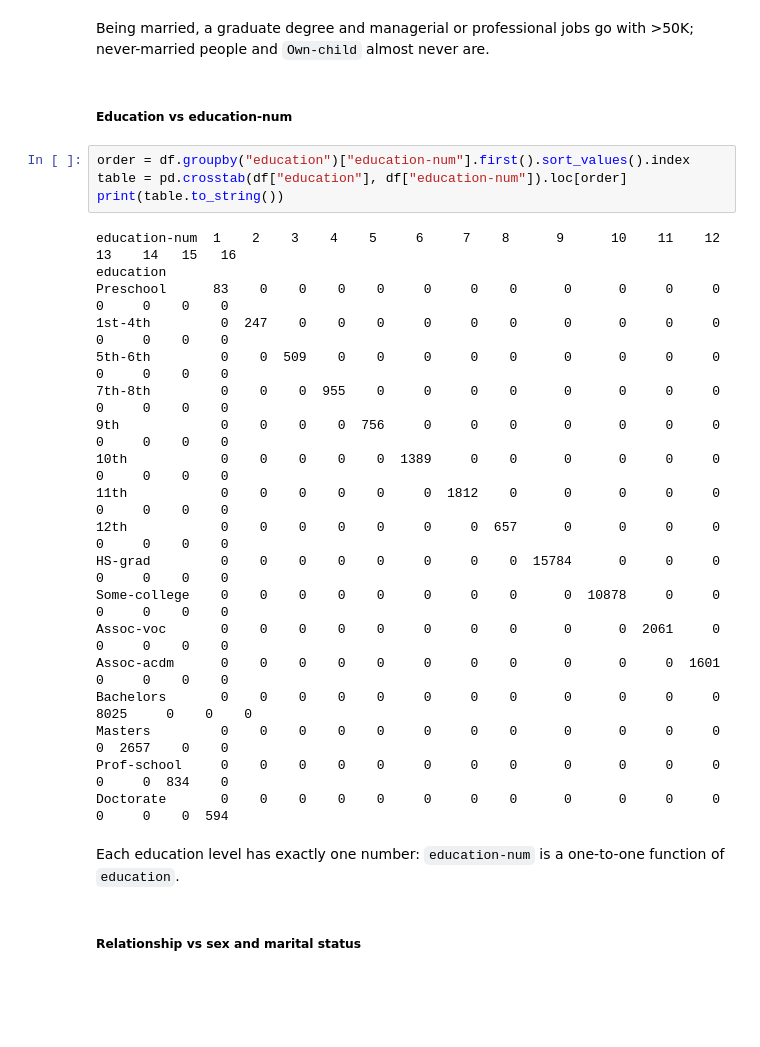
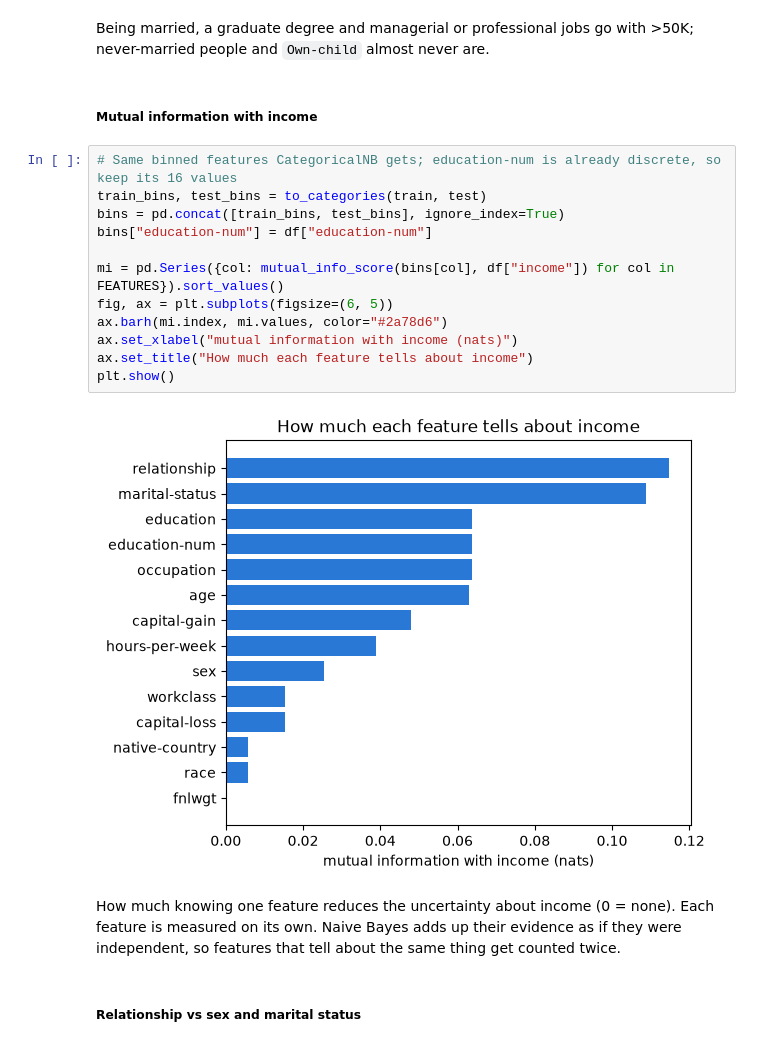
Before and after one commit to millieorellana/ECS171GroupProject, a Jupyter notebook: eda.ipynb, the cells around one changed output. Cells and saved outputs as stored; diff of their text form; blank space fills up the shorter version.

```diff
--- a/eda.ipynb
+++ b/eda.ipynb
@@ -79,33 +160,24 @@ plt.show()
 [figure]
 # %% [markdown]
 Being married, a graduate degree and managerial or professional jobs go with >50K; never-married people and `Own-child` almost never are.
-# %% [markdown]
-##### Education vs education-num
-# %%
-order = df.groupby("education")["education-num"].first().sort_values().index
-table = pd.crosstab(df["education"], df["education-num"]).loc[order]
-print(table.to_string())
-# %% [output]
-education-num  1    2    3    4    5     6     7    8      9      10    11    12    13    14   15   16
-education
-Preschool      83    0    0    0    0     0     0    0      0      0     0     0     0     0    0    0
-1st-4th         0  247    0    0    0     0     0    0      0      0     0     0     0     0    0    0
-5th-6th         0    0  509    0    0     0     0    0      0      0     0     0     0     0    0    0
-7th-8th         0    0    0  955    0     0     0    0      0      0     0     0     0     0    0    0
-9th             0    0    0    0  756     0     0    0      0      0     0     0     0     0    0    0
-10th            0    0    0    0    0  1389     0    0      0      0     0     0     0     0    0    0
-11th            0    0    0    0    0     0  1812    0      0      0     0     0     0     0    0    0
-12th            0    0    0    0    0     0     0  657      0      0     0     0     0     0    0    0
-HS-grad         0    0    0    0    0     0     0    0  15784      0     0     0     0     0    0    0
-Some-college    0    0    0    0    0     0     0    0      0  10878     0     0     0     0    0    0
-Assoc-voc       0    0    0    0    0     0     0    0      0      0  2061     0     0     0    0    0
-Assoc-acdm      0    0    0    0    0     0     0    0      0      0     0  1601     0     0    0    0
-Bachelors       0    0    0    0    0     0     0    0      0      0     0     0  8025     0    0    0
-Masters         0    0    0    0    0     0     0    0      0      0     0     0     0  2657    0    0
-Prof-school     0    0    0    0    0     0     0    0      0      0     0     0     0     0  834    0
-Doctorate       0    0    0    0    0     0     0    0      0      0     0     0     0     0    0  594
-# %% [markdown]
-Each education level has exactly one number: `education-num` is a one-to-one function of `education`.
+# %% [markdown]
+##### Mutual information with income
+# %%
+# Same binned features CategoricalNB gets; education-num is already discrete, so keep its 16 values
+train_bins, test_bins = to_categories(train, test)
+bins = pd.concat([train_bins, test_bins], ignore_index=True)
+bins["education-num"] = df["education-num"]
+
+mi = pd.Series({col: mutual_info_score(bins[col], df["income"]) for col in FEATURES}).sort_values()
+fig, ax = plt.subplots(figsize=(6, 5))
+ax.barh(mi.index, mi.values, color="#2a78d6")
+ax.set_xlabel("mutual information with income (nats)")
+ax.set_title("How much each feature tells about income")
+plt.show()
+# %% [output]
+[figure, added]
+# %% [markdown]
+How much knowing one feature reduces the uncertainty about income (0 = none). Each feature is measured on its own. Naive Bayes adds up their evidence as if they were independent, so features that tell about the same thing get counted twice.
 # %% [markdown]
 ##### Relationship vs sex and marital status
 # %%
```
Also changed, not shown: parts of 15 cells of this notebook.
